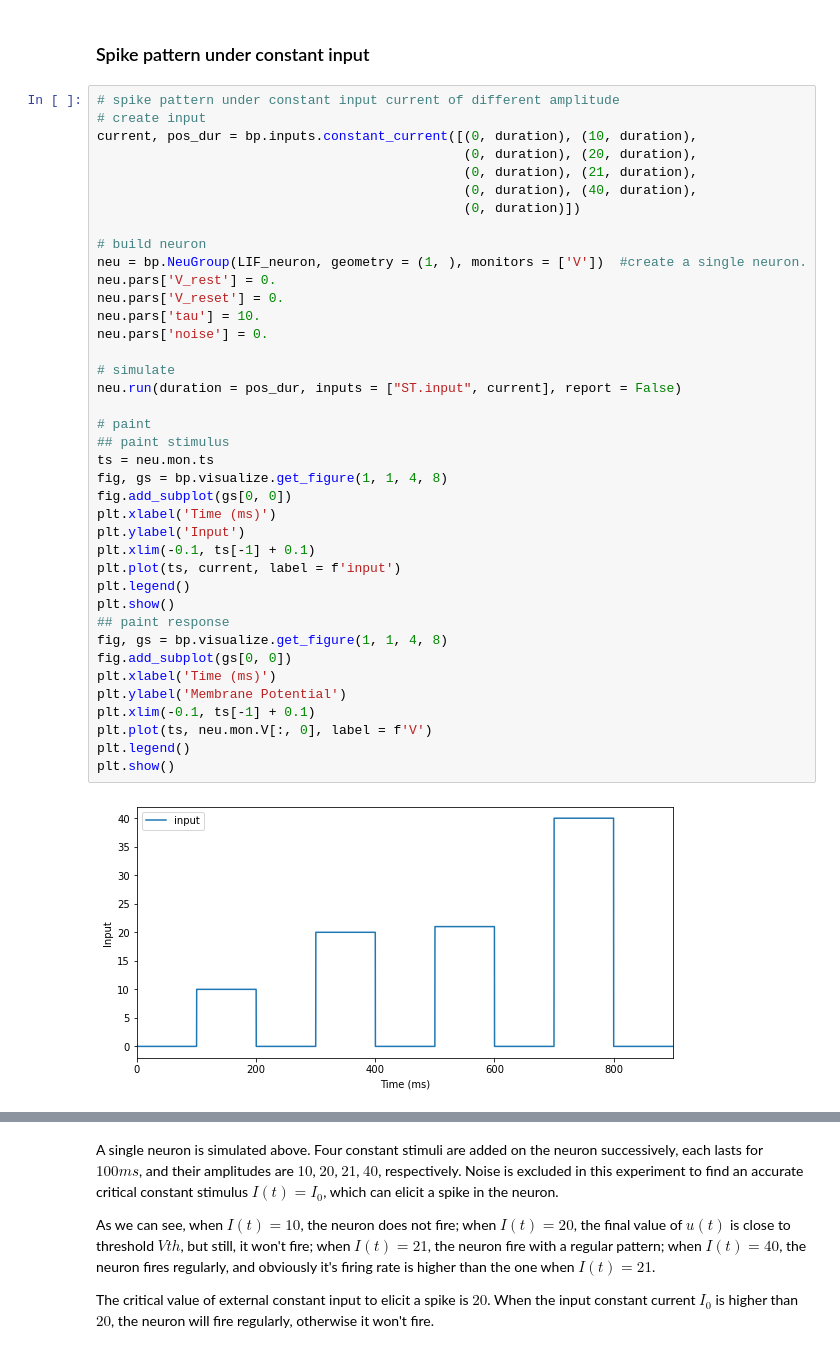
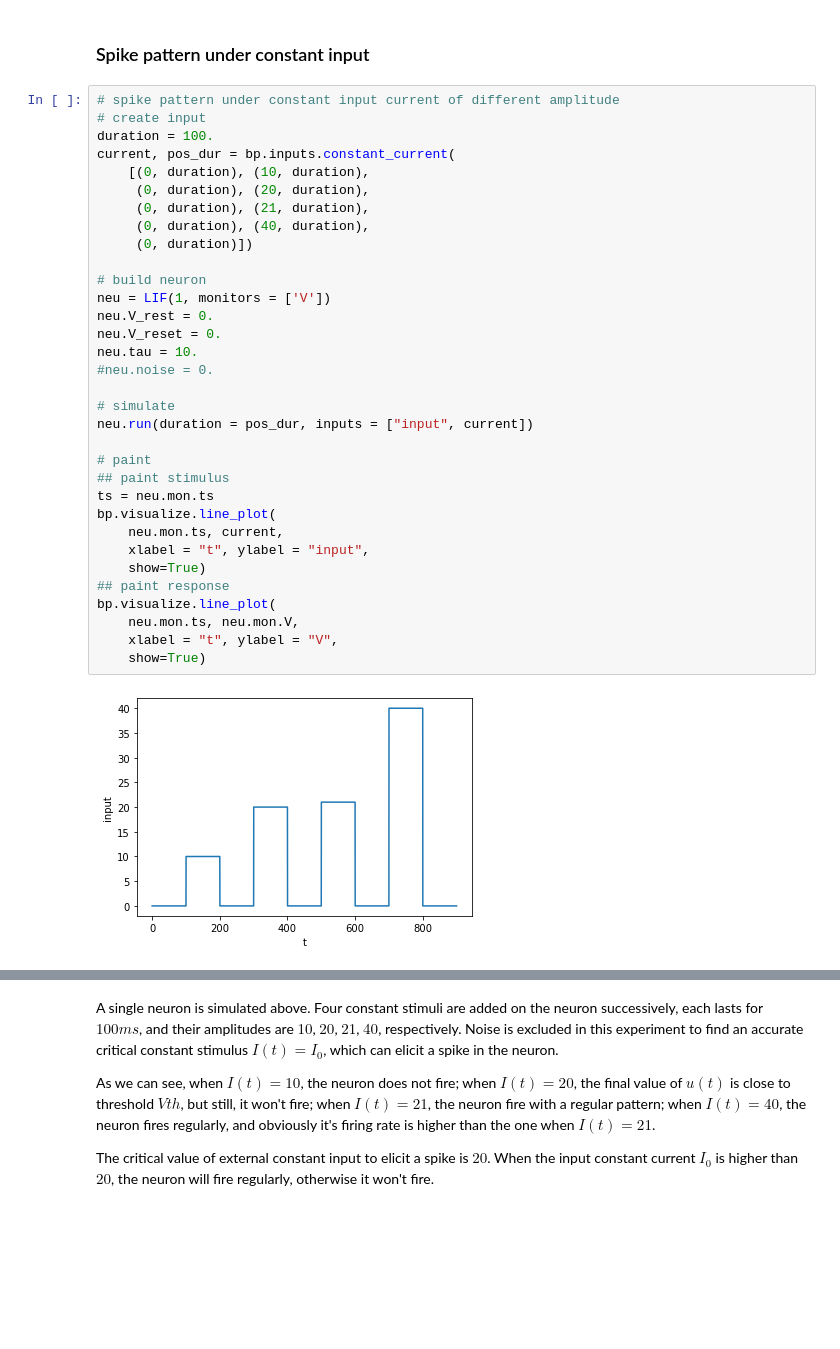
Before and after one commit to quanpeng0/BrainModels, a Jupyter notebook: docs/tutorials/neurons/LIF_model.ipynb, the cells around one changed output, grey strips where cells are left out. Saved outputs shown, nothing was run; the diff lists cells and outputs as text; blank space fills up the shorter version.

```diff
--- a/docs/tutorials/neurons/LIF_model.ipynb
+++ b/docs/tutorials/neurons/LIF_model.ipynb
@@ -154,41 +138,35 @@ This graph presents the u-t plot of a single neuron. With noisy input, this neur
 # %%
 # spike pattern under constant input current of different amplitude
 # create input
-current, pos_dur = bp.inputs.constant_current([(0, duration), (10, duration),
-                                               (0, duration), (20, duration),
-                                               (0, duration), (21, duration),
-                                               (0, duration), (40, duration),
-                                               (0, duration)])
+duration = 100.
+current, pos_dur = bp.inputs.constant_current(
+    [(0, duration), (10, duration),
+     (0, duration), (20, duration),
+     (0, duration), (21, duration),
+     (0, duration), (40, duration),
+     (0, duration)])
 
 # build neuron
-neu = bp.NeuGroup(LIF_neuron, geometry = (1, ), monitors = ['V'])  #create a single neuron.
-neu.pars['V_rest'] = 0.
-neu.pars['V_reset'] = 0.
-neu.pars['tau'] = 10.
-neu.pars['noise'] = 0.
+neu = LIF(1, monitors = ['V'])
+neu.V_rest = 0.
+neu.V_reset = 0.
+neu.tau = 10.
+#neu.noise = 0.
 
 # simulate
-neu.run(duration = pos_dur, inputs = ["ST.input", current], report = False)
+neu.run(duration = pos_dur, inputs = ["input", current])
 
 # paint
 ## paint stimulus
 ts = neu.mon.ts
-fig, gs = bp.visualize.get_figure(1, 1, 4, 8)
-fig.add_subplot(gs[0, 0])
-plt.xlabel('Time (ms)')
-plt.ylabel('Input')
-plt.xlim(-0.1, ts[-1] + 0.1)
-plt.plot(ts, current, label = f'input')
-plt.legend()
-plt.show()
+bp.visualize.line_plot(
+    neu.mon.ts, current,
+    xlabel = "t", ylabel = "input",
+    show=True)
 ## paint response
-fig, gs = bp.visualize.get_figure(1, 1, 4, 8)
-fig.add_subplot(gs[0, 0])
-plt.xlabel('Time (ms)')
-plt.ylabel('Membrane Potential')
-plt.xlim(-0.1, ts[-1] + 0.1)
-plt.plot(ts, neu.mon.V[:, 0], label = f'V')
-plt.legend()
-plt.show()
+bp.visualize.line_plot(
+    neu.mon.ts, neu.mon.V,
+    xlabel = "t", ylabel = "V",
+    show=True)
 # %% [output]
-[figure, old version]
+[figure, new version]
```
Also changed, not shown: parts of 10 cells of this notebook, 4 other files.
